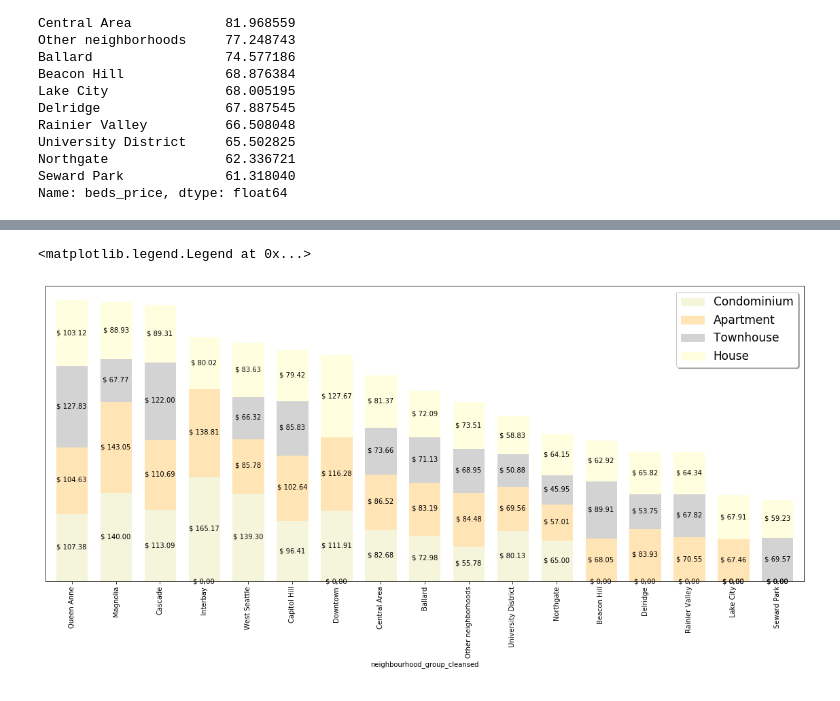
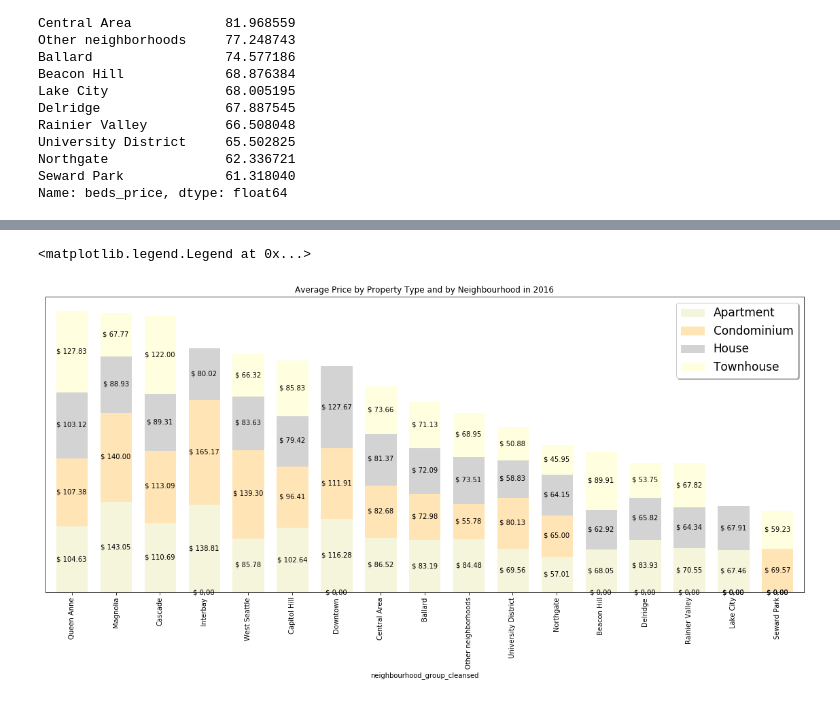
Before and after one commit to MarceloArrais/udacity-datascientist-nanodegree, a Jupyter notebook: Seattle_AirBnB.ipynb, the cells around one changed output, grey strips where cells are left out. Cells and saved outputs as stored; diff of their text form; code cells hidden in the pictures.

```diff
--- a/Seattle_AirBnB.ipynb
+++ b/Seattle_AirBnB.ipynb
@@ -114,19 +92,16 @@ df
 # %%
-#Plotting Section
+#First Plotting Section
 
-#Groupping the df_1_analysis in order to plot
+#Groupping the df_1_analysis in order to get the best plot
 #df_1_analysis_grp = df_1_analysis.groupby(['property_type', 'month'])['bedrooms_price'].mean()
 df_1_analysis_grp = df_1_analysis.groupby(['property_type', 'month'])['beds_price'].mean()
 
-#Dictionary for help formatting each linestyle
-dic_fmt = {1 : 'bo-', 2 : 'yo-', 3 : 'ro-', 4 : 'co-',
-           5 : 'bo-.', 6 : 'yo-.', 7 : 'ro-.', 8 : 'co-.'}
-
 #Creating variable that will support the plotting
+dic_fmt = {1 : 'bo-', 2 : 'yo-', 3 : 'ro-', 4 : 'co-', 5 : 'bo-.', 6 : 'yo-.', 7 : 'ro-.', 8 : 'co-.'} #linestyle
 fig, graph = plt.subplots(1, 2)
 count = 1
 
-#Inputting of data
+#Input of data
 for prop_type in list(df_prop_type.index[:4]):
     df_plot = pd.DataFrame(df_1_analysis_grp[prop_type]).reset_index()
     #df_plot['prec_raise'] = (df_plot['bedrooms_price'] - df_plot.iloc[0,1]) / df_plot['bedrooms_price']
@@ -224,5 +177,12 @@ Name: beds_price, dtype: float64
 # %%
 #sr_ngbhood_grp = df_2_analysis.groupby(['property_type', 'neighbourhood_group_cleansed'])['beds_price'].mean()
 sr_ngbhood_grp = sr_ngbhood_grp[list(df_prop_type.index[:4])]
-sr_ngbhood_grp.head(50)
+df_ngbhood_grp = pd.DataFrame(sr_ngbhood_grp)['beds_price']
+df_ngbhood_grp = df_ngbhood_grp.unstack(0).sort_index()
+
+
+df_ngbhood_grp.fillna(0, inplace = True)
+df_ngbhood_grp['total'] = df_ngbhood_grp['Condominium'] + df_ngbhood_grp['Apartment'] + df_ngbhood_grp['Townhouse'] + df_ngbhood_grp['House']
+df_ngbhood_grp.sort_values(by = ['total'], ascending = False, inplace= True)
+df_ngbhood_grp
 # %% [output]
@@ -297,22 +208,27 @@ val = np.sum(lst_sum[:1], 0)
 # %%
-#df_plot2 = df_1.loc[:, 'Condominium': 'House']
-chart3 = df_1.loc[:, 'Condominium': 'House'].plot.bar(stacked=True, width = 0.7)
+#First Plotting Section
 
+chart3 = df_ngbhood_grp.loc[:, 'Apartment': 'Townhouse'].plot.bar(stacked=True, width = 0.7, title = 'Average Price by Property Type and by Neighbourhood in 2016')
+
+#Support variables
 count = 1
 color = 'beige'
+
+#Plotting
 for p in chart3.patches:
     if count >= 17: color = 'moccasin'
     if count >= 34: color = 'lightgray'
     if count >= 51: color = 'lightyellow'
     p.set_color(color)
     width, height = p.get_width(), p.get_height()
     x, y = p.get_xy()
     chart3.text(x+width/2, y+height/2, '$ {:.2f}'.format(height), horizontalalignment='center', verticalalignment='center')
     count += 1
 
+#Setting of chart
 chart3.figure.set_size_inches(20, 8)
 chart3.yaxis.set_visible(False)
 chart3.legend(shadow = True, fontsize = 17)
 # %% [output]
 <matplotlib.legend.Legend at 0x...>
-[figure, old version]
+[figure, new version]
```
Also changed, not shown: parts of 10 cells of this notebook.
